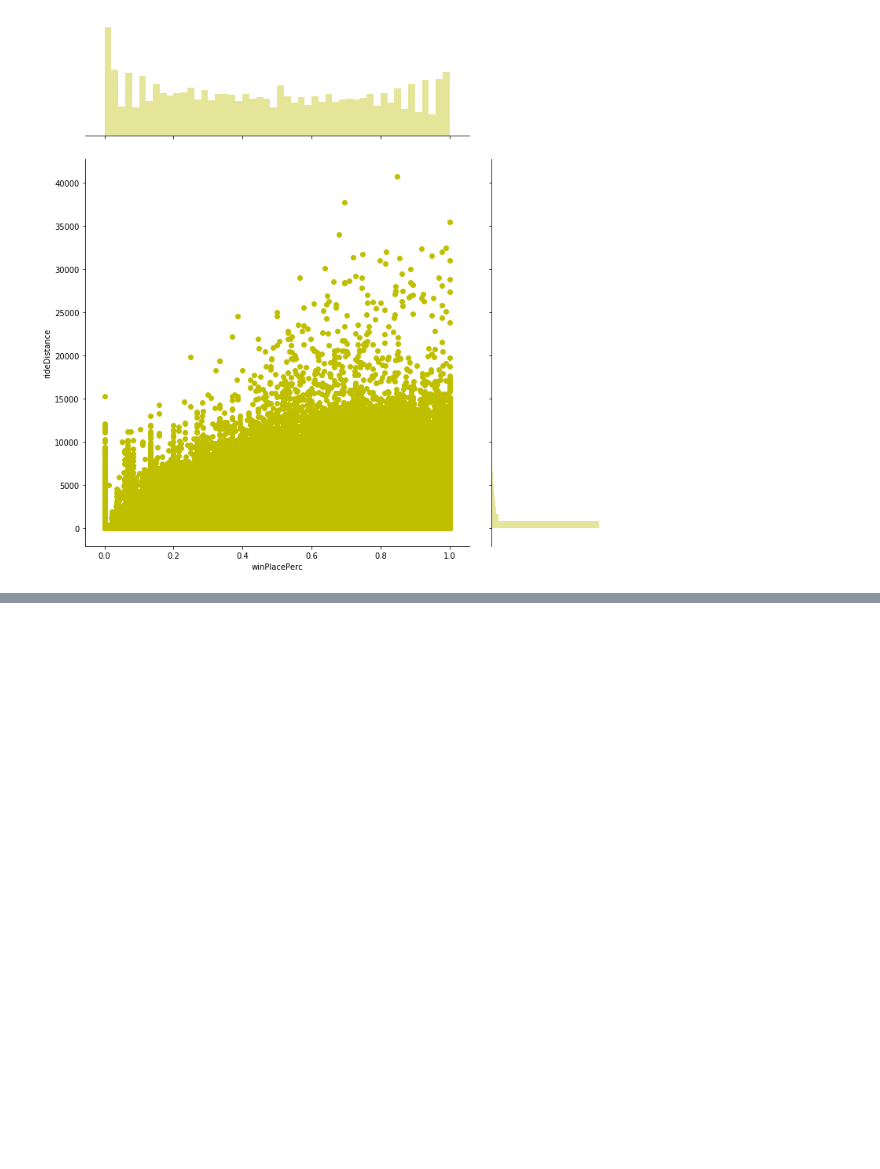
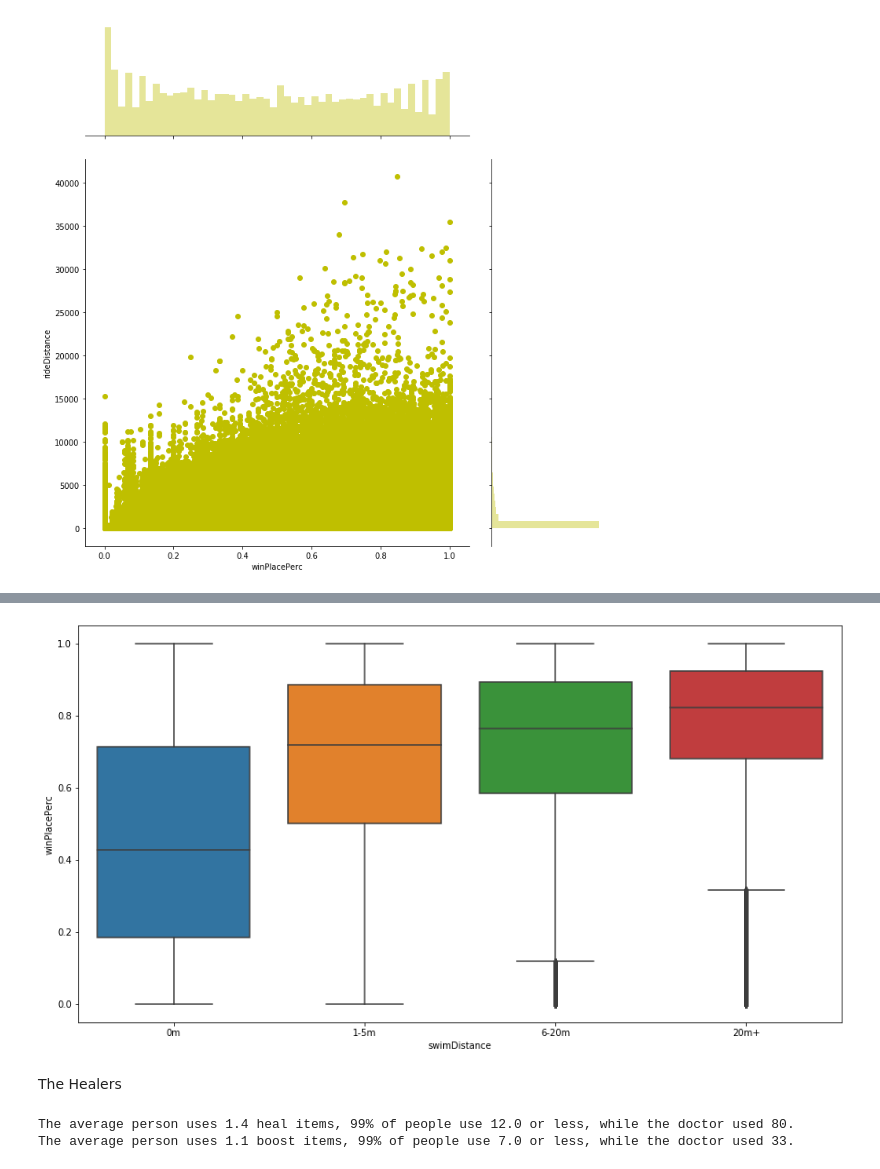
Before and after one commit to Sen-Ma/PUBG-Kaggle, a Jupyter notebook: PUBG_EDA_is_Fun.ipynb, the cells around one changed output, grey strips where cells are left out. Cells and saved outputs as stored; diff of their text form; code cells hidden in the pictures; blank space fills up the shorter version.

```diff
--- a/PUBG_EDA_is_Fun.ipynb
+++ b/PUBG_EDA_is_Fun.ipynb
@@ -155,0 +173,16 @@ plt.show()
+# %%
+swim = train.copy()
+swim['swimDistance'] = pd.cut(swim['swimDistance'], [-1, 0, 5, 20, 3824], labels = ['0m', '1-5m','6-20m','20m+'])
+plt.figure(figsize = (15,8))
+sns.boxplot(x = "swimDistance", y = "winPlacePerc", data = swim)
+plt.show()
+# %% [output]
+[figure, added]
+# %% [markdown]
+The Healers
+# %%
+print("The average person uses {:.1f} heal items, 99% of people use {} or less, while the doctor used {}. ".format(train['heals'].mean(),train['heals'].quantile(0.99), train['heals'].max()))
+print("The average person uses {:.1f} boost items, 99% of people use {} or less, while the doctor used {}.".format(train['boosts'].mean(), train['boosts'].quantile(0.99), train['boosts'].max()))
+# %% [output]
+The average person uses 1.4 heal items, 99% of people use 12.0 or less, while the doctor used 80.
+The average person uses 1.1 boost items, 99% of people use 7.0 or less, while the doctor used 33.
```
Also changed, not shown: parts of 6 cells of this notebook.
